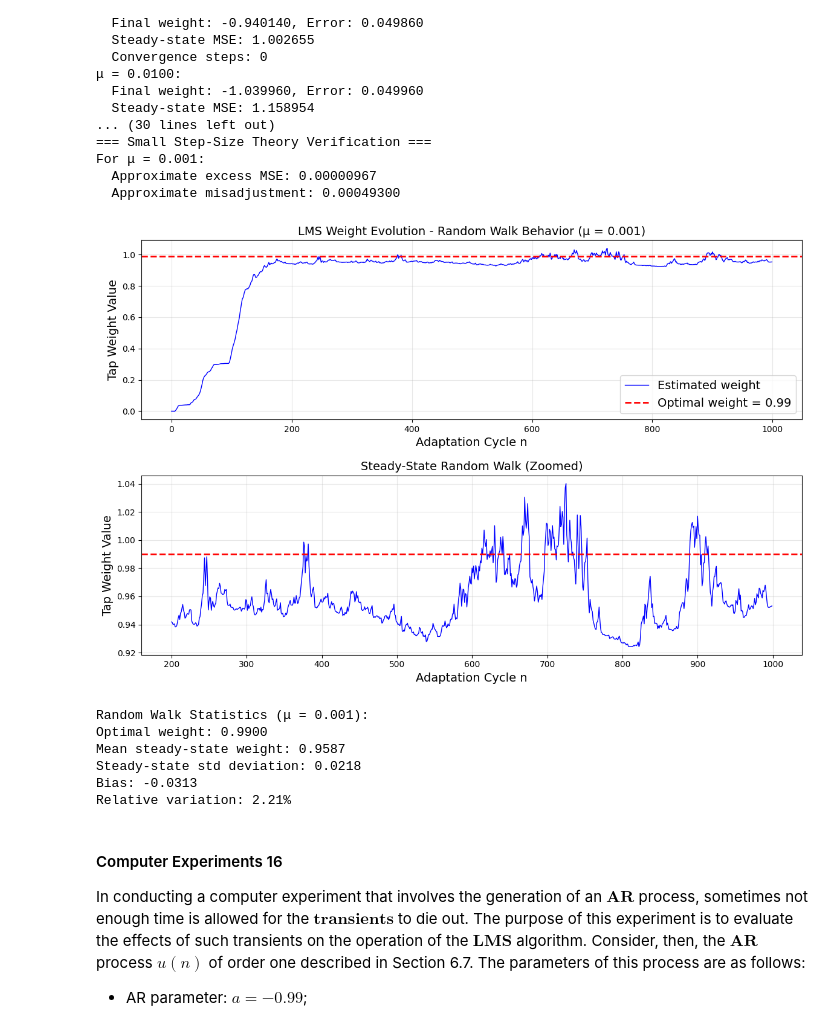
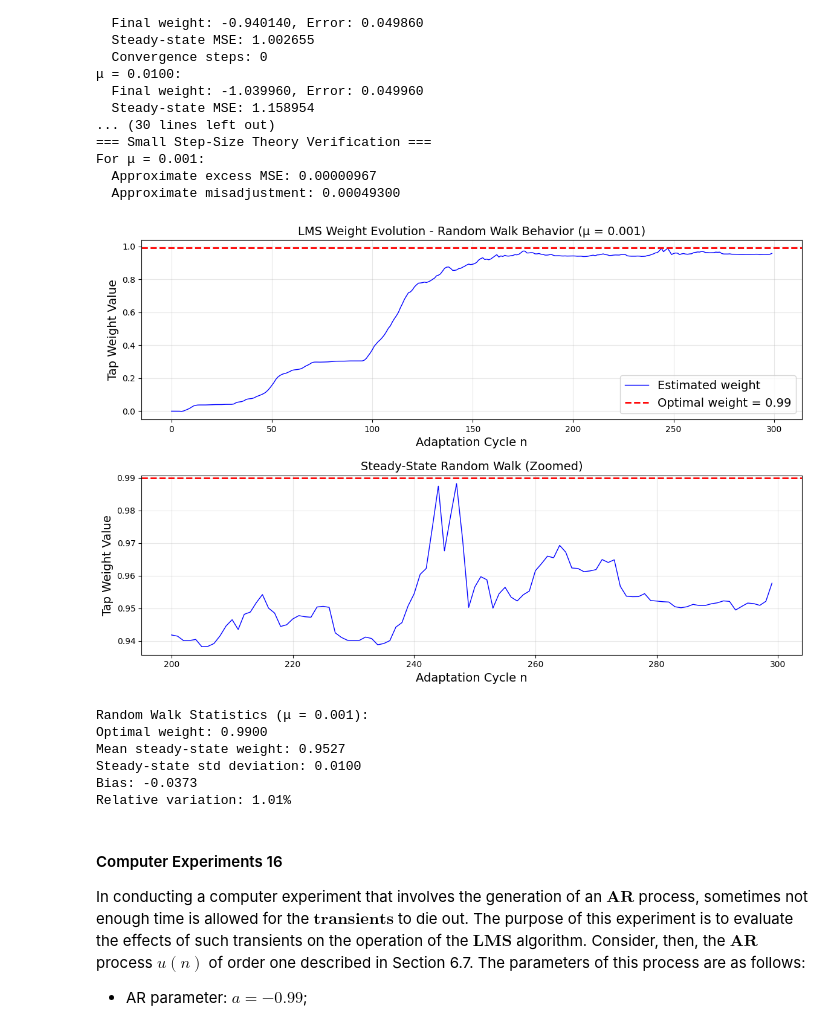
Before and after one commit to murumura/adsp, a Jupyter notebook: Haykin-Chap6.7-1ord-arpred.ipynb, the cells around one changed output. Saved outputs shown, nothing was run; the diff lists cells and outputs as text; code cells hidden in the pictures.

```diff
--- a/Haykin-Chap6.7-1ord-arpred.ipynb
+++ b/Haykin-Chap6.7-1ord-arpred.ipynb
@@ -252,7 +252,7 @@ For μ = 0.001:
 # ======================================================
 # Simulation settings for random walk analysis
 # ======================================================
-N_samples = 1000                    # More samples to see random walk clearly
+N_samples = 300                    # More samples to see random walk clearly
 N_ensemble = 100                      # Single run to see individual behavior
 mu_small = 0.001                    # Small step size for random walk analysis
 
@@ -318,40 +318,40 @@ plt.grid(True, alpha=0.3)
 plt.legend()
 
 # Plot 2: Zoom in on steady-state region
 plt.subplot(2, 1, 2)
 steady_state_start = 200  # Start of steady-state region
 plt.plot(range(steady_state_start, N_samples),
          w_history[steady_state_start:], 'b-', linewidth=1)
 plt.axhline(y=a, color='r', linestyle='--', linewidth=2)
 plt.xlabel('Adaptation Cycle n')
 plt.ylabel('Tap Weight Value')
 plt.title('Steady-State Random Walk (Zoomed)')
 plt.grid(True, alpha=0.3)
 
 plt.tight_layout()
 plt.show()
 
 # ======================================================
 # Statistical analysis of random walk
 # ======================================================
 steady_state_weights = w_history[steady_state_start:]
 mean_weight = np.mean(steady_state_weights)
 std_weight = np.std(steady_state_weights)
 
 print(f"Random Walk Statistics (μ = {mu_small}):")
 print(f"Optimal weight: {a:.4f}")
 print(f"Mean steady-state weight: {mean_weight:.4f}")
 print(f"Steady-state std deviation: {std_weight:.4f}")
 print(f"Bias: {mean_weight - a:.4f}")
 print(f"Relative variation: {std_weight/abs(a):.2%}")
 # %% [output]
-[figure, old version]
+[figure, new version]
 Random Walk Statistics (μ = 0.001):
 Optimal weight: 0.9900
-Mean steady-state weight: 0.9587
-Steady-state std deviation: 0.0218
-Bias: -0.0313
-Relative variation: 2.21%
+Mean steady-state weight: 0.9527
+Steady-state std deviation: 0.0100
+Bias: -0.0373
+Relative variation: 1.01%
 # %% [markdown]
 #### Computer Experiments 16
 In conducting a computer experiment that involves the generation of an $\mathbf{AR}$ process, sometimes not enough time is allowed for the $\mathbf{transients}$ to die out. The purpose of this experiment is to evaluate the effects of such transients on the operation of the $\mathbf{LMS}$ algorithm. Consider, then, the $\mathbf{AR}$ process $u(n)$ of order one described in Section 6.7. The parameters of this process are as follows:
```
Also changed, not shown: parts of 1 cell of this notebook, 19 other files.
